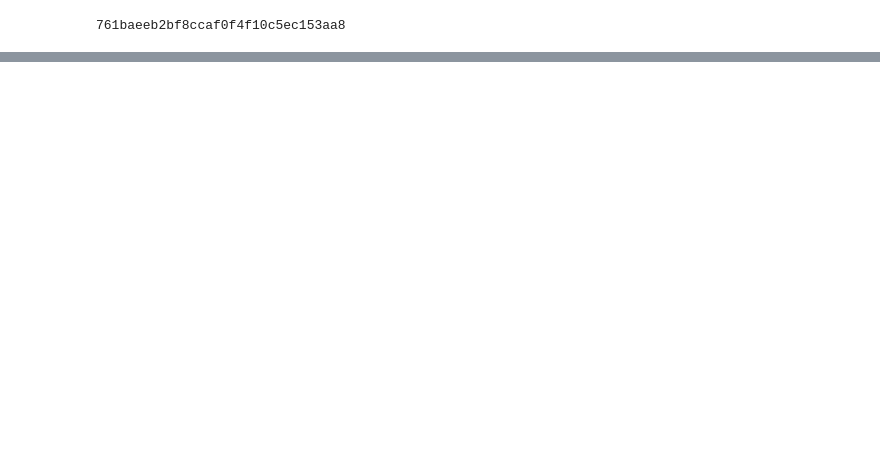
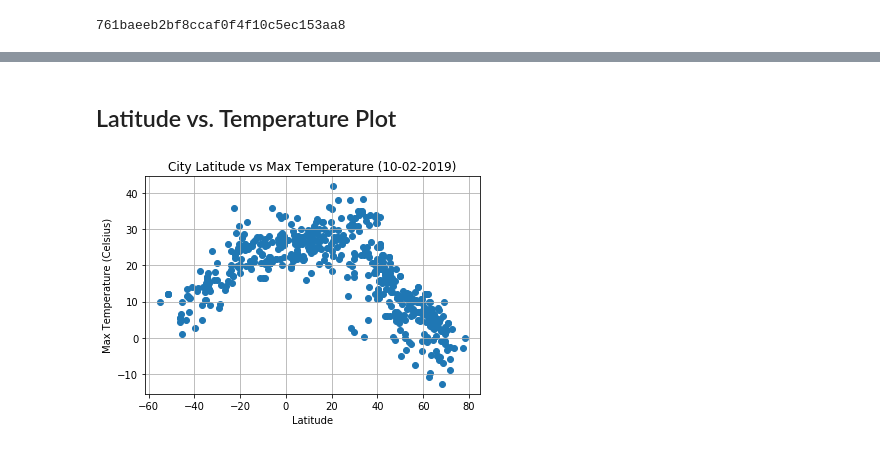
Before and after one commit to vicaterina/python-api-challenge, a Jupyter notebook: WeatherPy/WeatherPy.ipynb, the cells around one changed output, grey strips where cells are left out. Saved outputs shown, nothing was run; the diff lists cells and outputs as text; code cells hidden in the pictures; blank space fills up the shorter version.

Commit message:
added plots

```diff
--- a/WeatherPy/WeatherPy.ipynb
+++ b/WeatherPy/WeatherPy.ipynb
@@ -32,7 +39,0 @@ print(weather_api_key)
-# %%
-# Save config information.
-url = "http://api.openweathermap.org/data/2.5/weather?"
-units = "metric"
-
-# Build partial query URL
-query_url = f"{url}appid={weather_api_key}&units={units}&q="
@@ -67,0 +153,18 @@ print(f"The temperature information received is: {temp}")
+# %%
+# create a data frame from city, cloudiness, country, date, humidity, lat, lng, max temp, wind speed
+# some code borrowed from #https://nu.bootcampcontent.com/NU-Coding-Bootcamp/NUCHI201908DATA2/blob/master/Lessons/
+#06-Python-APIs/2/Activities/05-Ins_OpenWeatherDataFrame/Solved/Ins_OpenWeatherDataFrame.ipynb
+
+weather_dict = {
+    "City": city_list,
+    "Cloudiness":cloudiness,
+    "Country":country,
+    "Date":date,
+    "Humidity":humidity,
+    "Lat": lat,
+    "Lng": lng,
+    "Max Temp": max_temp,
+    "Wind Speed":wind_speed
+}
+weather_data = pd.DataFrame(weather_dict)
+weather_data.head()
@@ -68,15 +195,25 @@ print(f"The temperature information received is: {temp}")
+# %% [markdown]
+ ## Latitude vs. Temperature Plot
 # %%
  # Build a scatter plot for each data type
-plt.scatter(weather_data["lat"], weather_data["temp"], marker="o")
+plt.scatter(weather_data["Lat"], weather_data["Max Temp"], marker="o")
+
+# Grab date of analysis Assistance from StackOverflow
+#https://stackoverflow.com/questions/3682748/converting-unix-timestamp-string-to-readable-date
+
+timestamp = weather_data['Date'].iloc[0]
+ts=datetime.utcfromtimestamp(timestamp).strftime('%m-%d-%Y')
 
 # Incorporate the other graph properties
-plt.title("Temperature in World Cities")
-plt.ylabel("Temperature (Celsius)")
+plt.title(f"City Latitude vs Max Temperature ({ts})")
+plt.ylabel("Max Temperature (Celsius)")
 plt.xlabel("Latitude")
 plt.grid(True)
 
 # Save the figure
-plt.savefig("TemperatureInWorldCities.png")
+plt.savefig("CityLat_vs_MaxTemp.png")
 
 # Show plot
 plt.show()
+# %% [output]
+[figure, added]
```
Also changed, not shown: parts of 24 cells of this notebook, 5 other files.
